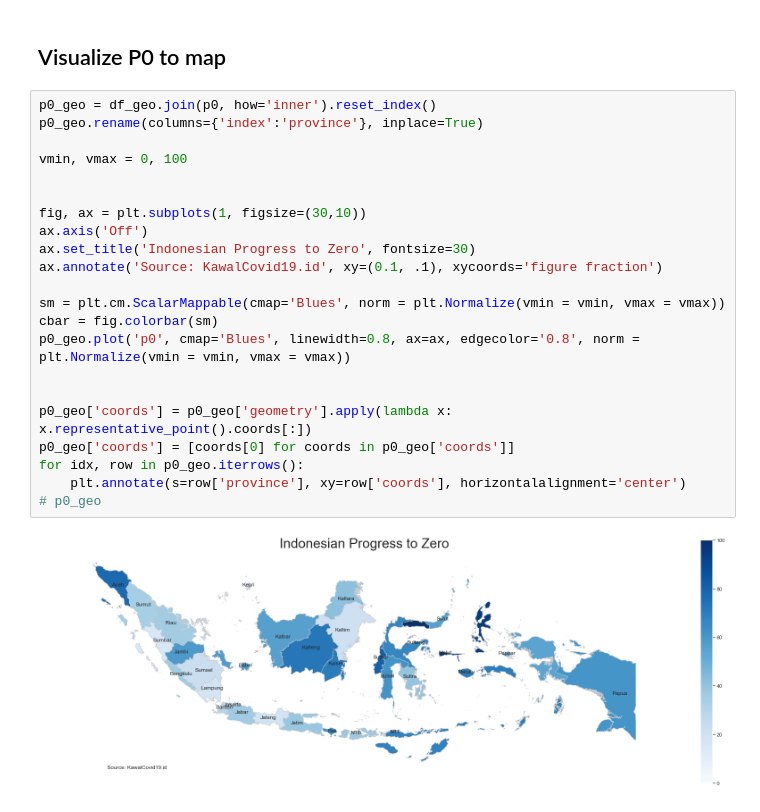
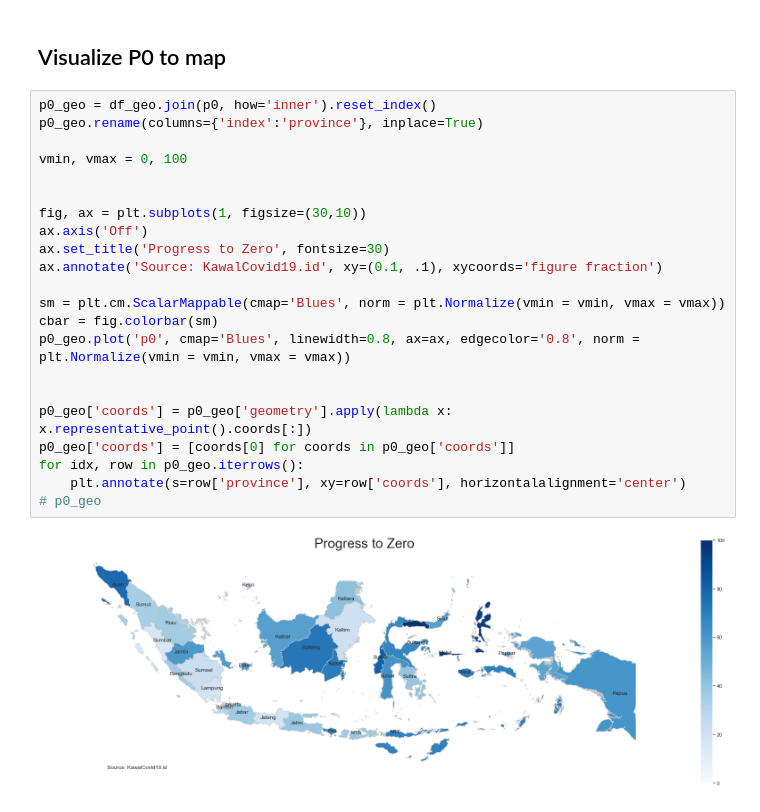
Before and after one commit to rahmalianto/Indonesian-Covid-Analysis, a Jupyter notebook: 2. Indonesian COVID19 Analysis - EDA.ipynb, the cells around one changed output. Cells and saved outputs as stored; diff of their text form.

```diff
--- a/2. Indonesian COVID19 Analysis - EDA.ipynb
+++ b/2. Indonesian COVID19 Analysis - EDA.ipynb
@@ -231,24 +228,24 @@ p0.T
 # %%
 p0_geo = df_geo.join(p0, how='inner').reset_index()
 p0_geo.rename(columns={'index':'province'}, inplace=True)
 
 vmin, vmax = 0, 100
 
 
 fig, ax = plt.subplots(1, figsize=(30,10))
 ax.axis('Off')
-ax.set_title('Indonesian Progress to Zero', fontsize=30)
+ax.set_title('Progress to Zero', fontsize=30)
 ax.annotate('Source: KawalCovid19.id', xy=(0.1, .1), xycoords='figure fraction')
 
 sm = plt.cm.ScalarMappable(cmap='Blues', norm = plt.Normalize(vmin = vmin, vmax = vmax))
 cbar = fig.colorbar(sm)
 p0_geo.plot('p0', cmap='Blues', linewidth=0.8, ax=ax, edgecolor='0.8', norm = plt.Normalize(vmin = vmin, vmax = vmax))
 
 
 p0_geo['coords'] = p0_geo['geometry'].apply(lambda x: x.representative_point().coords[:])
 p0_geo['coords'] = [coords[0] for coords in p0_geo['coords']]
 for idx, row in p0_geo.iterrows():
     plt.annotate(s=row['province'], xy=row['coords'], horizontalalignment='center')
 # p0_geo
 # %% [output]
-[figure, old version]
+[figure, new version]
```
Also changed, not shown: parts of 7 cells of this notebook.
